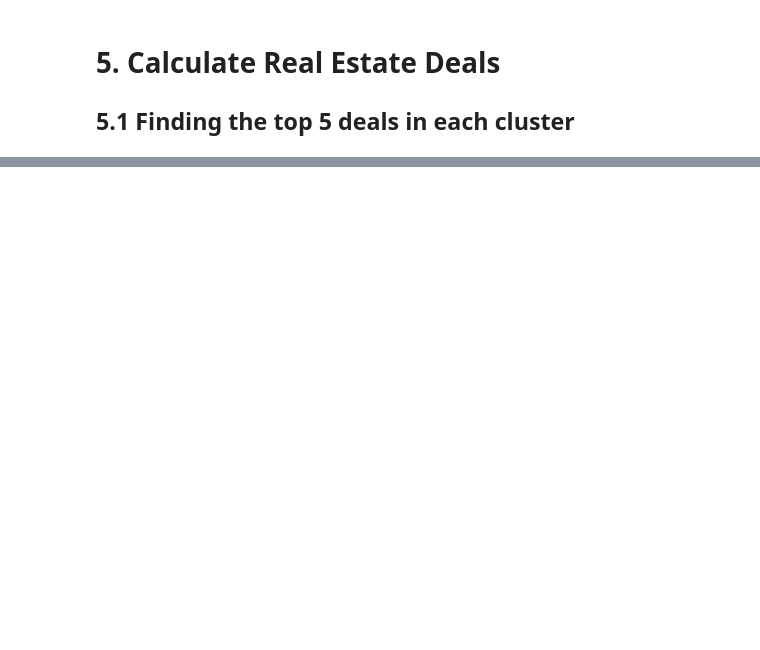
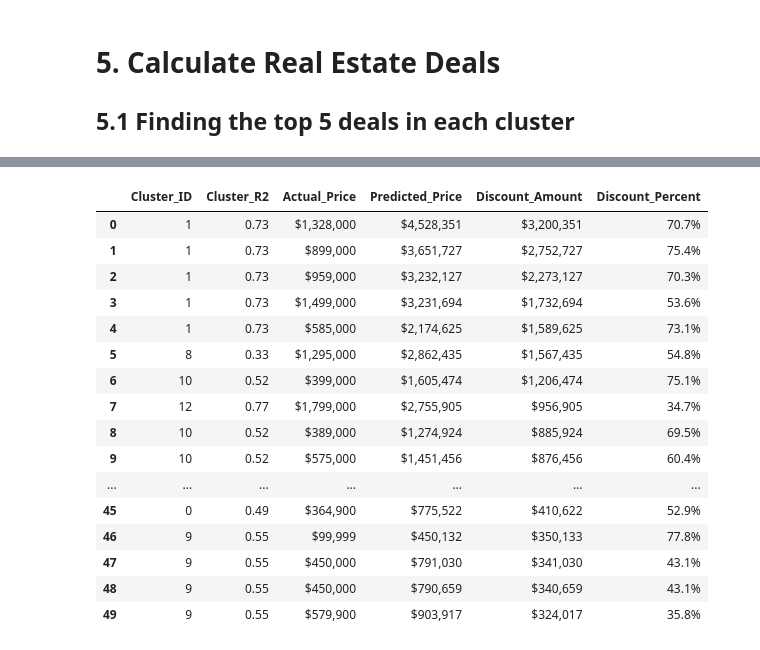
Before and after one commit to mrishab/COMP381_FinalProject, a Jupyter notebook: RealEstateDeals.ipynb, the cells around one changed output, grey strips where cells are left out. Saved outputs shown, nothing was run; the diff lists cells and outputs as text; code cells hidden in the pictures; blank space fills up the shorter version.

Commit message:
Implemented logic to inverse discount prices

```diff
--- a/RealEstateDeals.ipynb
+++ b/RealEstateDeals.ipynb
@@ -747,0 +695,79 @@ top_deals_df[['Cluster_ID', 'Actual_Price', 'Discount_Scaled']]
+# %%
+# Compute price statistics for inverse scaling
+price_mean = original_df['Price'].mean()
+price_std = original_df['Price'].std()
+
+# Minimum R2 threshold for reliable predictions
+MIN_R2_THRESHOLD = 0.0
+
+top_deals = []
+
+for cluster_id, cluster_data in clustered_houses.items():
+    model_info = cluster_price_models.get(cluster_id)
+    if model_info is None:
+        print(f"Skipping cluster {cluster_id}: no model available.")
+        continue
+
+    # Skip clusters with poor model performance
+    cluster_r2 = cluster_model_metrics.get(cluster_id, {}).get('r2', -999)
+    if cluster_r2 < MIN_R2_THRESHOLD:
+        print(f"Skipping cluster {cluster_id}: poor model (R2={cluster_r2:.2f})")
+        continue
+
+    price_model = model_info['model']
+    model_features = model_info['features']
+
+    # Data is already normalized - use directly (no re-normalization)
+    X_cluster = cluster_data[model_features]
+
+    # Predict prices (in scaled space)
+    predicted_prices_scaled = price_model.predict(X_cluster)
+
+    # Inverse transform to get predicted prices in original scale
+    predicted_prices_real = (predicted_prices_scaled * price_std) + price_mean
+
+    # Get actual prices from original_df
+    actual_prices_real = original_df.loc[cluster_data.index, 'Price'].values
+
+    # Compute discount (predicted - actual; positive = underpriced/good deal)
+    cluster_deals = cluster_data.copy()
+    cluster_deals['Actual_Price'] = actual_prices_real
+    cluster_deals['Predicted_Price'] = predicted_prices_real
+    cluster_deals['Discount_Amount'] = predicted_prices_real - actual_prices_real
+    cluster_deals['Discount_Percent'] = (cluster_deals['Discount_Amount'] / cluster_deals['Predicted_Price']) * 100
+
+    # Filter out unrealistic predictions (predicted price should be positive and within reasonable bounds)
+    # A house predicted at more than 5x or less than 0.2x actual price is likely a model error
+    price_ratio = cluster_deals['Predicted_Price'] / cluster_deals['Actual_Price']
+    reasonable_mask = (cluster_deals['Predicted_Price'] > 0) & (price_ratio > 0.2) & (price_ratio < 5.0)
+    cluster_deals = cluster_deals[reasonable_mask]
+
+    if len(cluster_deals) == 0:
+        print(f"Skipping cluster {cluster_id}: no reasonable predictions.")
+        continue
+
+    # Top 5 underpriced properties (largest positive discount)
+    top_5 = cluster_deals.nlargest(5, 'Discount_Amount').copy()
+    top_5['Cluster_ID'] = cluster_id
+    top_5['Cluster_R2'] = cluster_r2
+
+    top_deals.append(top_5)
+
+# Combine all clusters
+if len(top_deals) > 0:
+    top_deals_df = pd.concat(top_deals, axis=0)
+    top_deals_df.sort_values('Discount_Amount', ascending=False, inplace=True)
+    top_deals_df.reset_index(drop=True, inplace=True)
+
+    # Format currency columns for display
+    display_df = top_deals_df[['Cluster_ID', 'Cluster_R2', 'Actual_Price', 'Predicted_Price', 'Discount_Amount', 'Discount_Percent']].copy()
+    display_df['Cluster_R2'] = display_df['Cluster_R2'].apply(lambda x: f"{x:.2f}")
+    display_df['Actual_Price'] = display_df['Actual_Price'].apply(lambda x: f"${x:,.0f}")
+    display_df['Predicted_Price'] = display_df['Predicted_Price'].apply(lambda x: f"${x:,.0f}")
+    display_df['Discount_Amount'] = display_df['Discount_Amount'].apply(lambda x: f"${x:,.0f}")
+    display_df['Discount_Percent'] = display_df['Discount_Percent'].apply(lambda x: f"{x:.1f}%")
+
+    display(display_df)
+else:
+    print("No reliable deals found across clusters.")
+# %% [output]
@@ -747,0 +778,17 @@ top_deals_df[['Cluster_ID', 'Actual_Price', 'Discount_Scaled']]
+|  | Cluster_ID | Cluster_R2 | Actual_Price | Predicted_Price | Discount_Amount | Discount_Percent |
+| 0 | 1 | 0.73 | $1,328,000 | $4,528,351 | $3,200,351 | 70.7% |
+| 1 | 1 | 0.73 | $899,000 | $3,651,727 | $2,752,727 | 75.4% |
+| 2 | 1 | 0.73 | $959,000 | $3,232,127 | $2,273,127 | 70.3% |
+| 3 | 1 | 0.73 | $1,499,000 | $3,231,694 | $1,732,694 | 53.6% |
+| 4 | 1 | 0.73 | $585,000 | $2,174,625 | $1,589,625 | 73.1% |
+| 5 | 8 | 0.33 | $1,295,000 | $2,862,435 | $1,567,435 | 54.8% |
+| 6 | 10 | 0.52 | $399,000 | $1,605,474 | $1,206,474 | 75.1% |
+| 7 | 12 | 0.77 | $1,799,000 | $2,755,905 | $956,905 | 34.7% |
+| 8 | 10 | 0.52 | $389,000 | $1,274,924 | $885,924 | 69.5% |
+| 9 | 10 | 0.52 | $575,000 | $1,451,456 | $876,456 | 60.4% |
+| ... | ... | ... | ... | ... | ... | ... |
+| 45 | 0 | 0.49 | $364,900 | $775,522 | $410,622 | 52.9% |
+| 46 | 9 | 0.55 | $99,999 | $450,132 | $350,133 | 77.8% |
+| 47 | 9 | 0.55 | $450,000 | $791,030 | $341,030 | 43.1% |
+| 48 | 9 | 0.55 | $450,000 | $790,659 | $340,659 | 43.1% |
+| 49 | 9 | 0.55 | $579,900 | $903,917 | $324,017 | 35.8% |
```
Also changed, not shown: parts of 6 cells of this notebook.
